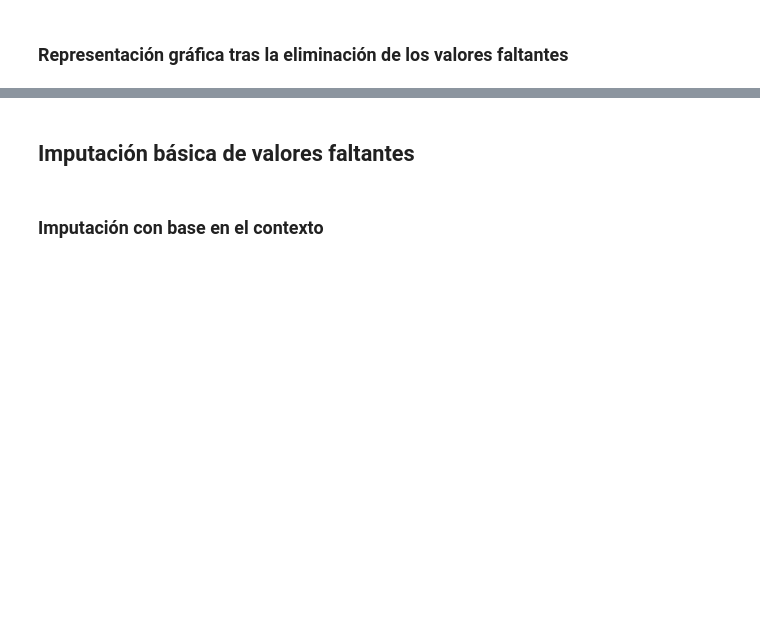
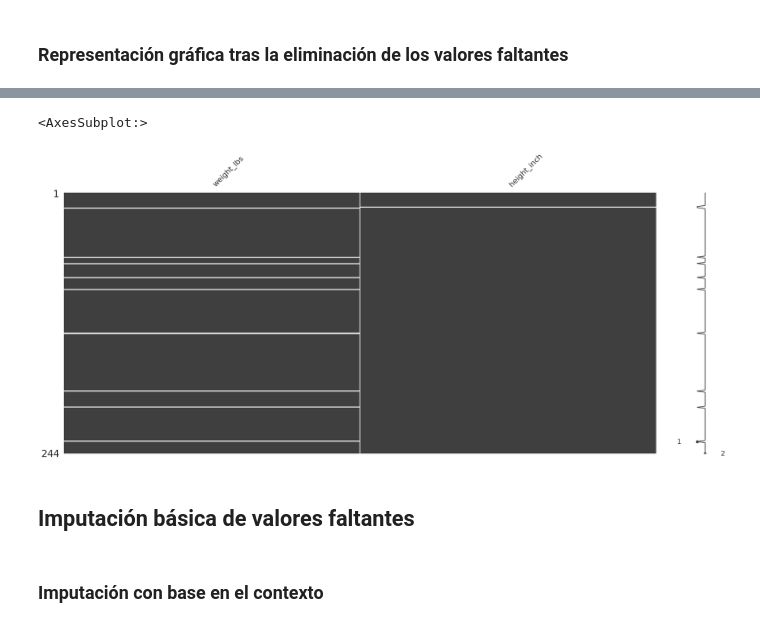
Before and after one commit to Disskaf/Datos_faltantes, a Jupyter notebook: live-exploration-missing-values.ipynb, the cells around one changed output, grey strips where cells are left out. Cells and saved outputs as stored; diff of their text form; code cells hidden in the pictures; blank space fills up the shorter version.

```diff
--- a/live-exploration-missing-values.ipynb
+++ b/live-exploration-missing-values.ipynb
@@ -1122,3 +1188,16 @@ Primero observa el número total de observaciones y variables que tiene tu conju
+# %%
+(
+    riskfactors_df
+    .dropna(
+        subset=["weight_lbs", "height_inch"],
+        how="all"
+    )
+    .select_columns(["weight_lbs", "height_inch"])
+    .pipe(missingno.matrix)
+)
+# %% [output]
+<AxesSubplot:>
+[figure, added]
 # %% [markdown]
 ## Imputación básica de valores faltantes
 # %% [markdown]
```
Also changed, not shown: parts of 8 cells of this notebook.
